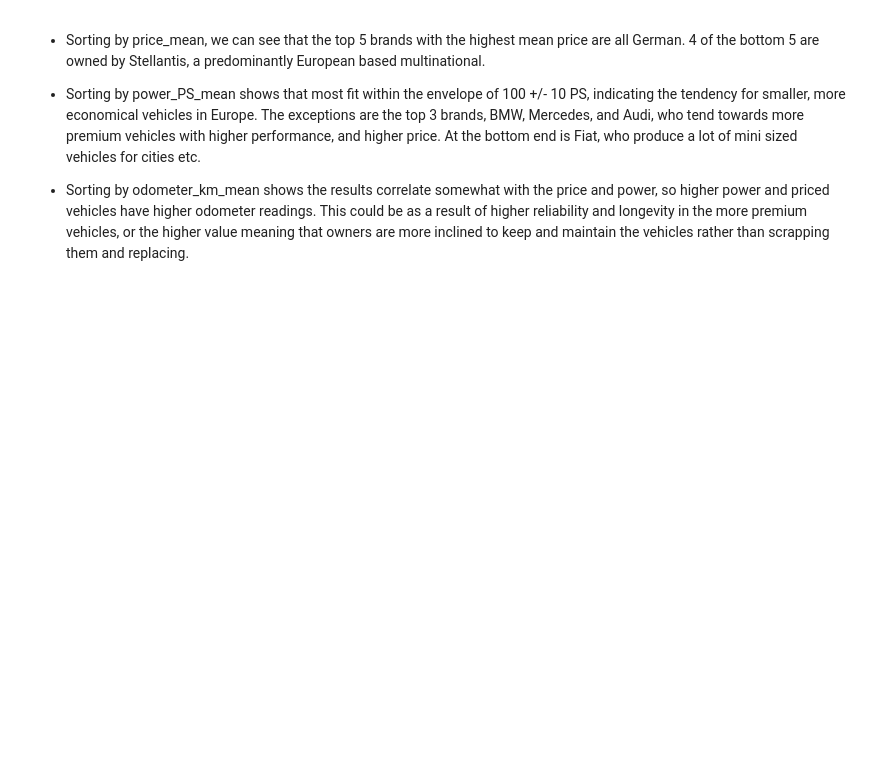
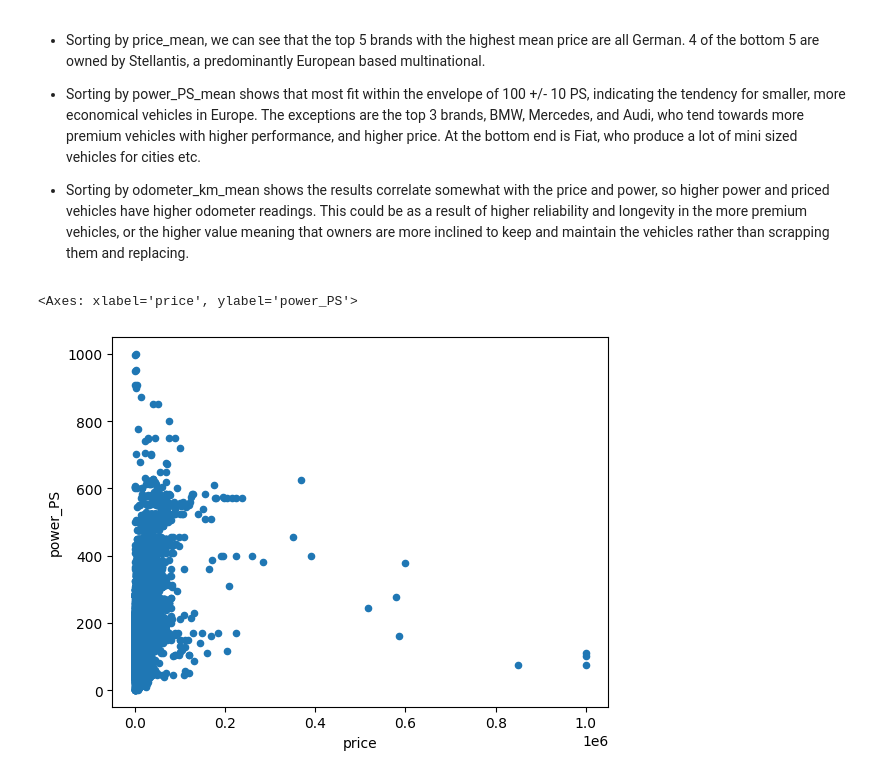
Before and after one commit to suspiciousleaf/eBay_analysis_pd_jupyter, a Jupyter notebook: ebay_data.ipynb, the cells around one changed output. Cells and saved outputs as stored; diff of their text form; code cells hidden in the pictures; blank space fills up the shorter version.

Commit message:
Added some graphs

```diff
--- a/ebay_data.ipynb
+++ b/ebay_data.ipynb
@@ -156,3 +156,18 @@ df_mean.sort_values(by="registration_year_mean", ascending=False)
 - Sorting by power_PS_mean shows that most fit within the envelope of 100 +/- 10 PS, indicating the tendency for smaller, more economical vehicles in Europe. The exceptions are the top 3 brands, BMW, Mercedes, and Audi, who tend towards more premium vehicles with higher performance, and higher price. At the bottom end is Fiat, who produce a lot of mini sized vehicles for cities etc.
 
 - Sorting by odometer_km_mean shows the results correlate somewhat with the price and power, so higher power and priced vehicles have higher odometer readings. This could be as a result of higher reliability and longevity in the more premium vehicles, or the higher value meaning that owners are more inclined to keep and maintain the vehicles rather than scrapping them and replacing.
+# %%
+# num_columns = ["price", "registration_year", "power_PS", "odometer_km"]
+# for col in num_columns:
+#     for col2 in num_columns:
+#       print(df[col].corr(df[col2]))
+
+# print(df["price"].corr(df["odometer_km"]))
+numeric_df = df.select_dtypes(include='number')
+correlation_table = numeric_df.corr().style.background_gradient(cmap='coolwarm')
+correlation_table
+
+numeric_df.plot.scatter(x="price",y="power_PS")
+# %% [output]
+<Axes: xlabel='price', ylabel='power_PS'>
+[figure, added]
```
